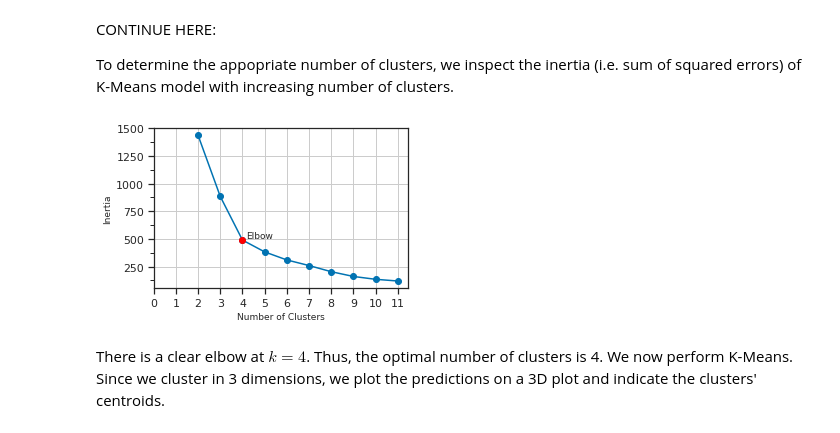
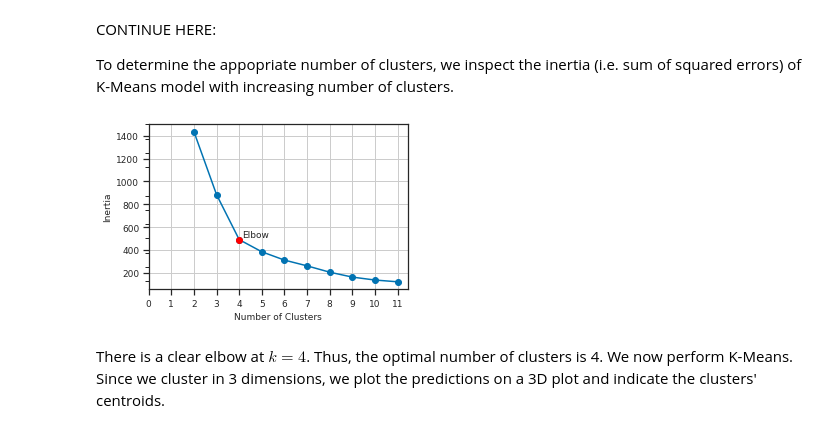
Before and after one commit to filipbalucha/FDS_final_project, a Jupyter notebook: data_analysis.ipynb, the cells around one changed output. Cells and saved outputs as stored; diff of their text form; code cells hidden in the pictures.

```diff
--- a/data_analysis.ipynb
+++ b/data_analysis.ipynb
@@ -857,30 +857,31 @@ for i in range(2, 12):
 # %%
 elbow = 4
 
 plt.figure(figsize=(4.5, 3))
 ax1 = plt.gca()
 
 plt.plot(list(range(2,12)), inertia, '-o')
 plt.xticks(list(range(0,12)))
 plt.ylabel('Inertia', fontsize=9)
 plt.xlabel('Number of Clusters', fontsize=9)
 
 plt.plot(elbow, inertia[elbow-2], color='red', marker='o', label='elbow')
 plt.annotate('Elbow', (elbow + 0.15, inertia[elbow-2] + 20), size=9)
 
 ax1.set_xticks(list(range(0, 12)))
 # ax1.xaxis.set_minor_locator(MultipleLocator(0.5))
 ax1.yaxis.set_minor_locator(MultipleLocator(125))
+ax1.tick_params(axis='both', which='major', labelsize=9)
 
 plt.tight_layout()
 # plt.xlim(1,None)
 # plt.ylim(0,None)
 plt.grid()
 
 plt.savefig('report/k_screeplot.pdf', bbox_inches='tight')
 plt.show()
 # %% [output]
-[figure, old version]
+[figure, new version]
 # %% [markdown]
 There is a clear elbow at $k=4$. Thus, the optimal number of clusters is 4. We now perform K-Means. Since we cluster in 3 dimensions, we plot the predictions on a 3D plot and indicate the clusters' centroids.
 # %%
```
Also changed, not shown: 1 other file.
